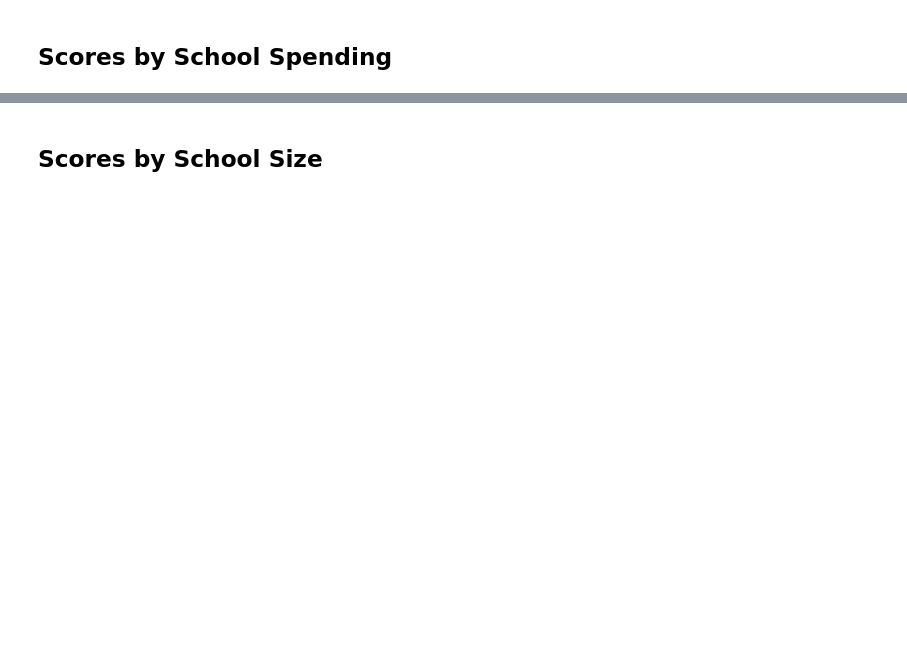
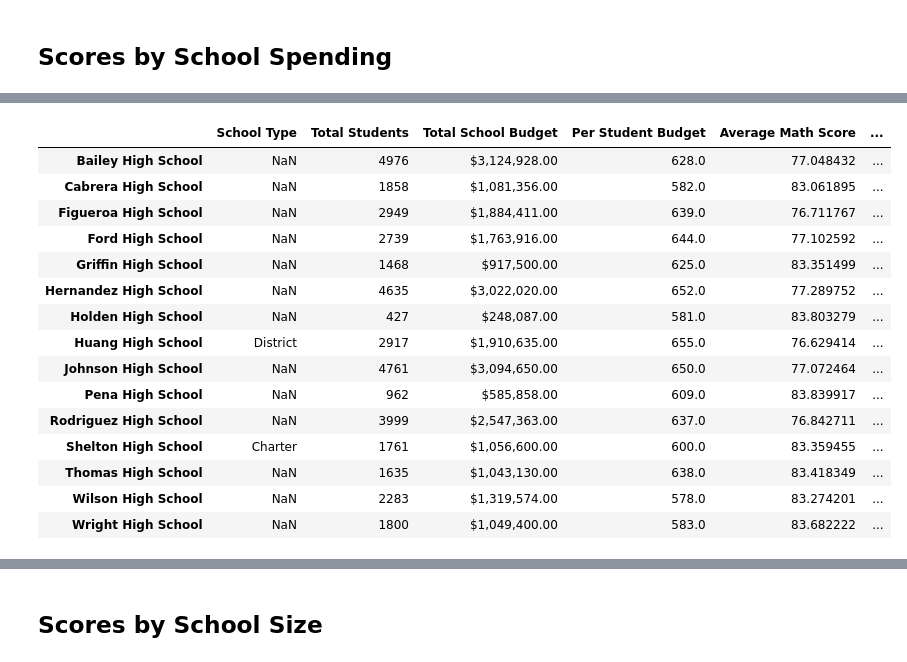
Before and after one commit to JDems/Pandas-Challenge, a Jupyter notebook: PyCitySchools_starter.ipynb, the cells around one changed output, grey strips where cells are left out. Drawn from its saved outputs; the diff is of its cells as text; code cells hidden in the pictures; blank space fills up the shorter version.

```diff
--- a/PyCitySchools_starter.ipynb
+++ b/PyCitySchools_starter.ipynb
@@ -286,6 +521,33 @@ NameError: name 'per_school_summary' is not defined
-# %%
-# Use `pd.cut` to categorize spending based on the bins.
-school_spending_df["Spending Ranges (Per Student)"] = pd.cut(per_school_capita, spending_bins, labels=group_names)
-school_spending_df
+# %%
+#Had a issue getting the cloums to be strings and to drop the $ an yeah, was a lil challenging
+
+# Convert "Per Student Budget" column to string format
+school_spending_df["Per Student Budget"] = school_spending_df["Per Student Budget"].astype(str)
+
+# Use `pd.cut` to categorize spending based on the bins.
+school_spending_df["Per Student Budget"] = pd.to_numeric(school_spending_df["Per Student Budget"].str.replace(r'\$', '').str.replace(',', ''), errors='coerce')
+school_spending_df["Spending Ranges (Per Student)"] = pd.cut(school_spending_df["Per Student Budget"], spending_bins, labels=labels)
+
+import warnings
+warnings.filterwarnings("ignore", category=FutureWarning)
+
+school_spending_df
+# %% [output]
+|  | School Type | Total Students | Total School Budget | Per Student Budget | Average Math Score | ... |
+| Bailey High School | NaN | 4976 | $3,124,928.00 | 628.0 | 77.048432 | ... |
+| Cabrera High School | NaN | 1858 | $1,081,356.00 | 582.0 | 83.061895 | ... |
+| Figueroa High School | NaN | 2949 | $1,884,411.00 | 639.0 | 76.711767 | ... |
+| Ford High School | NaN | 2739 | $1,763,916.00 | 644.0 | 77.102592 | ... |
+| Griffin High School | NaN | 1468 | $917,500.00 | 625.0 | 83.351499 | ... |
+| Hernandez High School | NaN | 4635 | $3,022,020.00 | 652.0 | 77.289752 | ... |
+| Holden High School | NaN | 427 | $248,087.00 | 581.0 | 83.803279 | ... |
+| Huang High School | District | 2917 | $1,910,635.00 | 655.0 | 76.629414 | ... |
+| Johnson High School | NaN | 4761 | $3,094,650.00 | 650.0 | 77.072464 | ... |
+| Pena High School | NaN | 962 | $585,858.00 | 609.0 | 83.839917 | ... |
+| Rodriguez High School | NaN | 3999 | $2,547,363.00 | 637.0 | 76.842711 | ... |
+| Shelton High School | Charter | 1761 | $1,056,600.00 | 600.0 | 83.359455 | ... |
+| Thomas High School | NaN | 1635 | $1,043,130.00 | 638.0 | 83.418349 | ... |
+| Wilson High School | NaN | 2283 | $1,319,574.00 | 578.0 | 83.274201 | ... |
+| Wright High School | NaN | 1800 | $1,049,400.00 | 583.0 | 83.682222 | ... |
 # %%
 #  Calculate averages for the desired columns.
```
Also changed, not shown: parts of 26 cells of this notebook.
